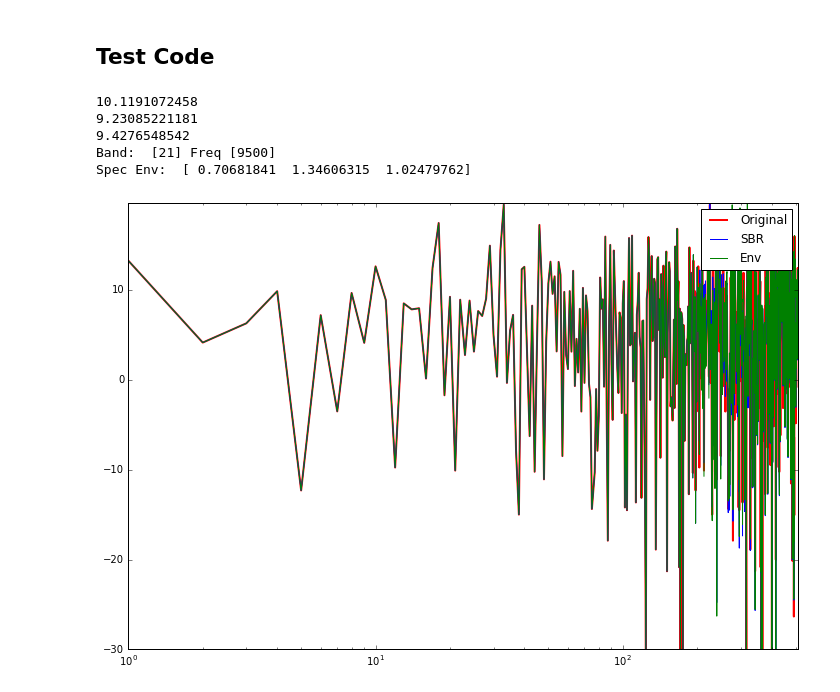
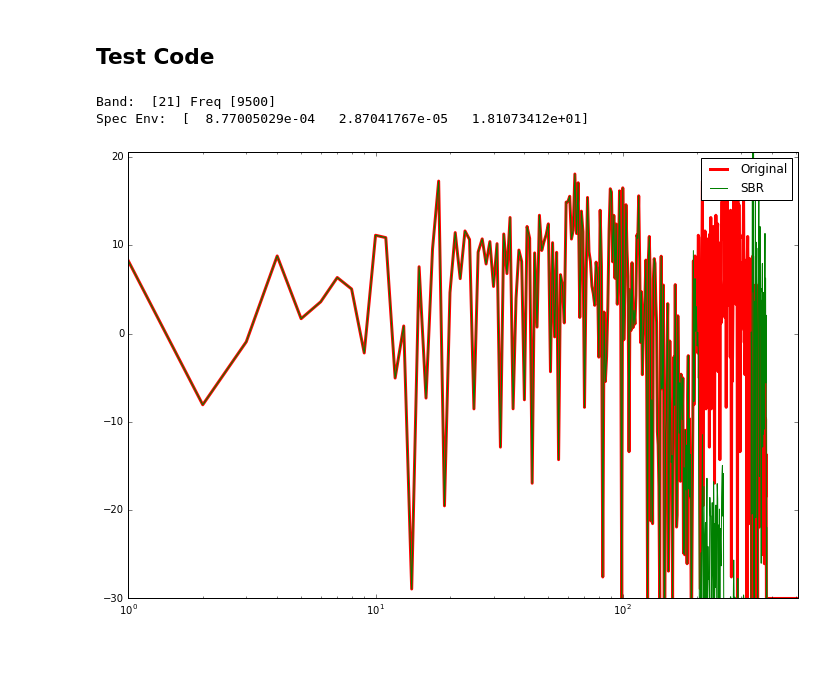
Before and after one commit to nickgang/ccrmac, a Jupyter notebook: baseCoder/SBR.ipynb, the cells around one changed output. Cells and saved outputs as stored; diff of their text form; code cells hidden in the pictures; blank space fills up the shorter version.

```diff
--- a/baseCoder/SBR.ipynb
+++ b/baseCoder/SBR.ipynb
@@ -61,6 +62,7 @@ def AddHiFreqs(mdctLines,fs,cutoff):
 # Envelope Adjustment (assumes HF Reconstruction has occured)
 def EnvAdjust(mdctLines,fs,envelope):
     nMDCT = len(mdctLines)
+    N = 2*nMDCT
     mdctFreq = np.arange(0,fs/2,fs/float(N))+(fs/float(2.*N))
     bandLimits = p.cbFreqLimits # Zwicker critical band upper limits
     cutBand = np.argwhere(bandLimits>=cutoff)[0] # Next band limit above cutoff freq
@@ -109,40 +111,38 @@ if __name__ == "__main__":
 #     F = np.array([440,550,660,880,4400,8800]) # Sinusoidal frequencies
 #     xn = A[0]*np.cos(2*np.pi*F[0]*n) + A[1]*np.cos(2*np.pi*F[1]*n) +\
 #     A[2]*np.cos(2*np.pi*F[2]*n) + A[3]*np.cos(2*np.pi*F[3]*n) + \
 #     A[4]*np.cos(2*np.pi*F[4]*n) + A[5]*np.cos(2*np.pi*F[5]*n)
 
 #     Noise Signal
-    xn = np.random.uniform(-1,1,(N))
+    x = np.random.uniform(-1,1,(N))
+    b,a = signal.butter(5,0.24) # lowpass filter
+    xn = signal.lfilter(b,a,x)
+
 
     Xmdct = m.MDCT(w.SineWindow(xn),N/2,N/2) # Compute FFT of signal
     sineWin = (1/float(N))*np.sum(np.power(w.SineWindow(np.ones_like(xn)),2)) # Get avg pow of hann window
     XmI = (4/(np.power(N,2)*sineWin))*(np.power(np.abs(Xmdct),2)) # Convert values of FFT to intensity
 
     cutoff = 9000
 
     specEnv = calcSpecEnv(xn,cutoff,fs)
 
     newBins = HiFreqRec(XmI,fs,cutoff)
     noiseBins = AddHiFreqs(newBins,fs,cutoff)
     envBins = EnvAdjust(noiseBins,fs,specEnv)
 
     plt.figure(1)
-    plt.semilogx(p.SPL(XmI),color='red',lw=2,label="Original")
+    plt.semilogx(p.SPL(XmI),color='red',lw=3,label="Original")
     plt.hold(True)
-    plt.semilogx(p.SPL(noiseBins),color='blue',lw=1,label="SBR")
-    plt.hold(True)
-    plt.semilogx(p.SPL(envBins),color='green',lw=1,label="Env")
+    plt.semilogx(p.SPL(envBins),color='green',lw=1,label="SBR")
     plt.hold(True)
     a = plt.gca()
     a.legend()
     a.axis('tight')
 
     print 'Band: ',freqToBand(cutoff),'Freq',p.cbFreqLimits[freqToBand(cutoff)]
     print 'Spec Env: ',specEnv
 # %% [output]
-10.1191072458
-9.23085221181
-9.4276548542
 Band:  [21] Freq [9500]
-Spec Env:  [ 0.70681841  1.34606315  1.02479762]
+Spec Env:  [  8.77005029e-04   2.87041767e-05   1.81073412e+01]
-[figure, old version]
+[figure, new version]
```
Also changed, not shown: parts of 1 cell of this notebook, 1 other file.
